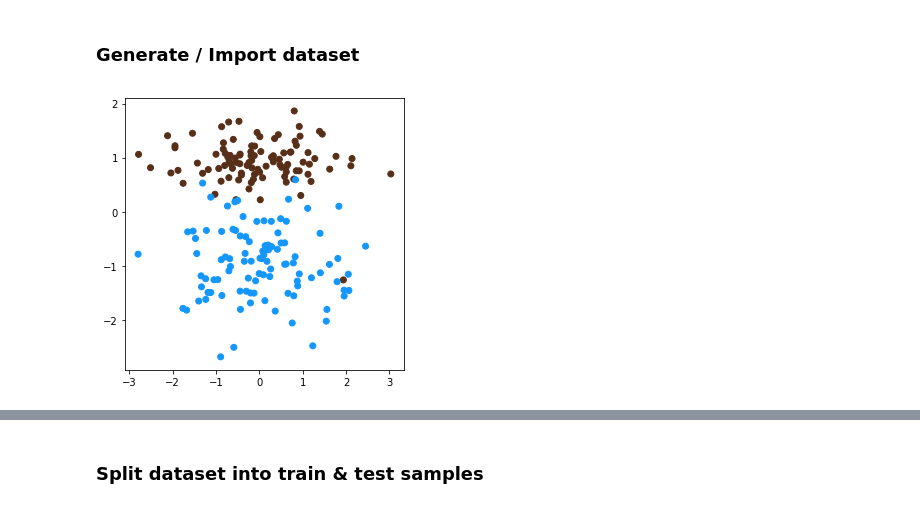
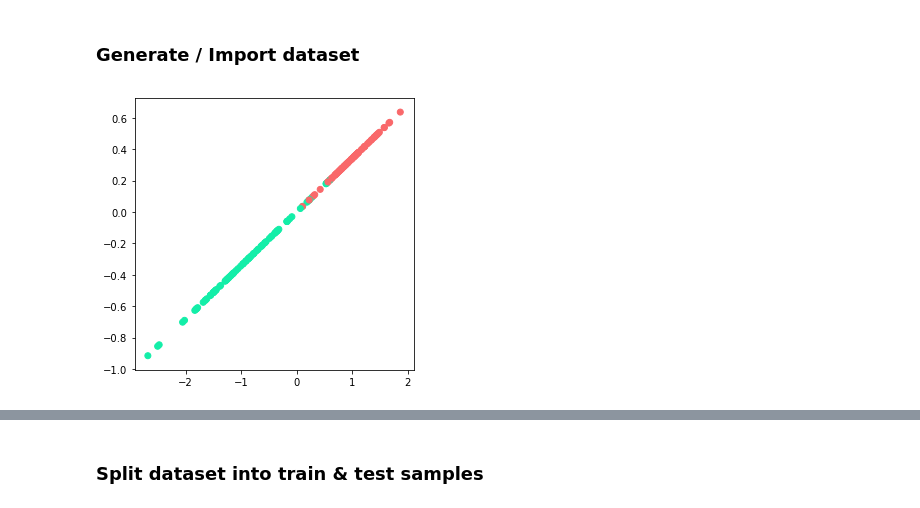
Before and after one commit to Antonyo314/dru-ML-algorithms, a Jupyter notebook: 3. NaiveBayesClassifier.ipynb, the cells around one changed output, grey strips where cells are left out. Cells and saved outputs as stored; diff of their text form; code cells hidden in the pictures.

```diff
--- a/3. NaiveBayesClassifier.ipynb
+++ b/3. NaiveBayesClassifier.ipynb
@@ -182,17 +182,17 @@ accuracy:  0.714
 # %%
 from sklearn import datasets
 
 sample_size = 200
 data, target = datasets.make_classification(n_samples=sample_size, n_features=2,
-                                            n_informative=1, n_redundant=0,
+                                            n_informative=1, n_redundant=1,
                                             n_repeated=0, n_classes=2,
                                             n_clusters_per_class=1,
                                             weights=None, flip_y=0.01,
                                             class_sep=1.0, hypercube=True,
                                             shift=0.0, scale=1.0,
                                             shuffle=True, random_state=1)
 #w = datasets.load_wine()
 #data, target = w.data, w.target
 plot_2f_dataset(data, target)
 # %% [output]
-[figure, old version]
+[figure, new version]
```
Also changed, not shown: parts of 6 cells of this notebook.
